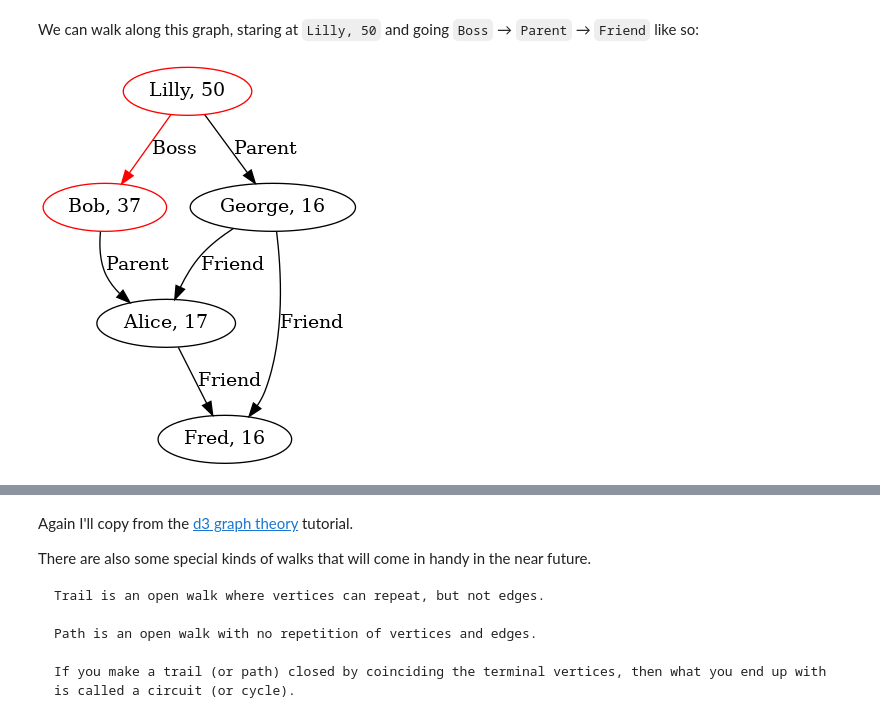
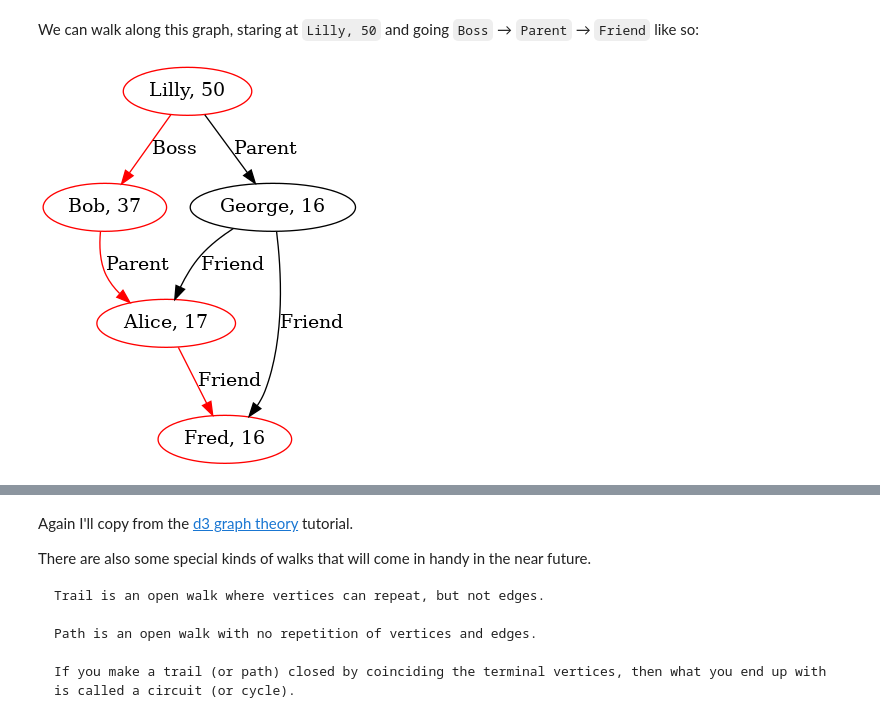
Before and after one commit to timthelion/rust-jupyter, a Jupyter notebook: walk-trees-part2-walks.ipynb, the cells around one changed output, grey strips where cells are left out. Drawn from its saved outputs; the diff is of its cells as text; code cells hidden in the pictures.

```diff
--- a/walk-trees-part2-walks.ipynb
+++ b/walk-trees-part2-walks.ipynb
@@ -91,16 +91,17 @@ We can walk along this graph, staring at `Lilly, 50` and going `Boss` → `Paren
 # %%
 use petgraph_fsm::select::*;
 {
-    let g = social();
     let mut ws = WalkingSelector::new(
-        &g,
+        &sg,
         Person { name: "Lilly".to_string(), age: 50 },
         &|ew1, ew2| {
             if ew1 == ew2 {Some(())} else {None}
         },
     ).unwrap();
     ws.next(Relationship::Boss);
+    ws.next(Relationship::Parent);
+    ws.next(Relationship::Friend);
     ws.get_selection().draw_overlayed();
 }
 # %% [output]
-[figure, old version]
+[figure, new version]
```
Also changed, not shown: parts of 7 cells of this notebook.
